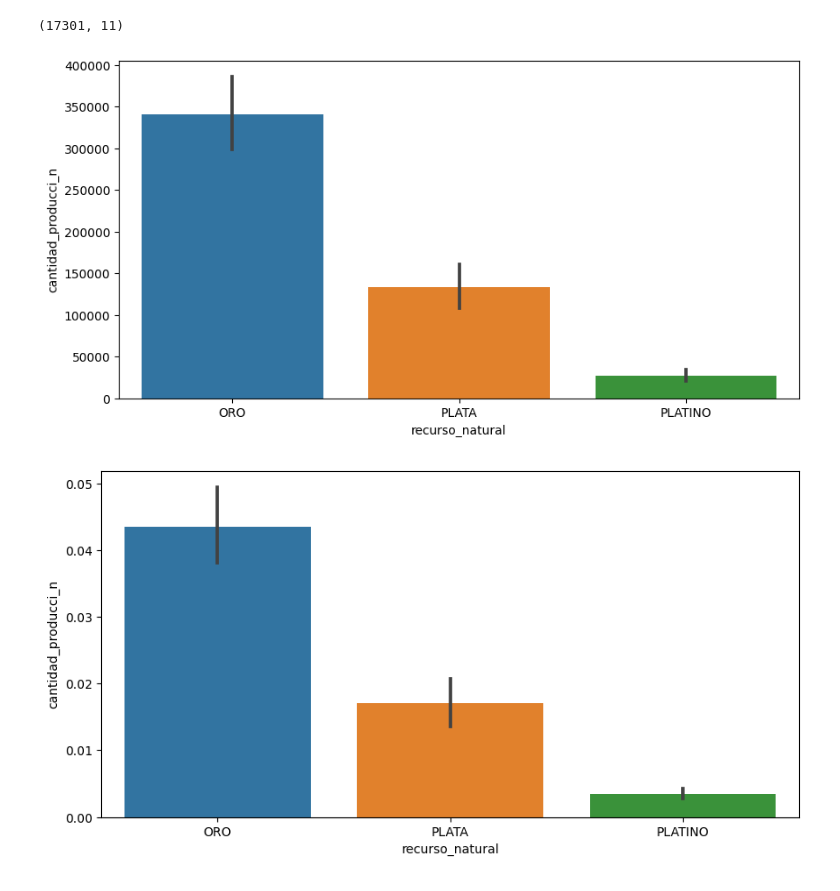
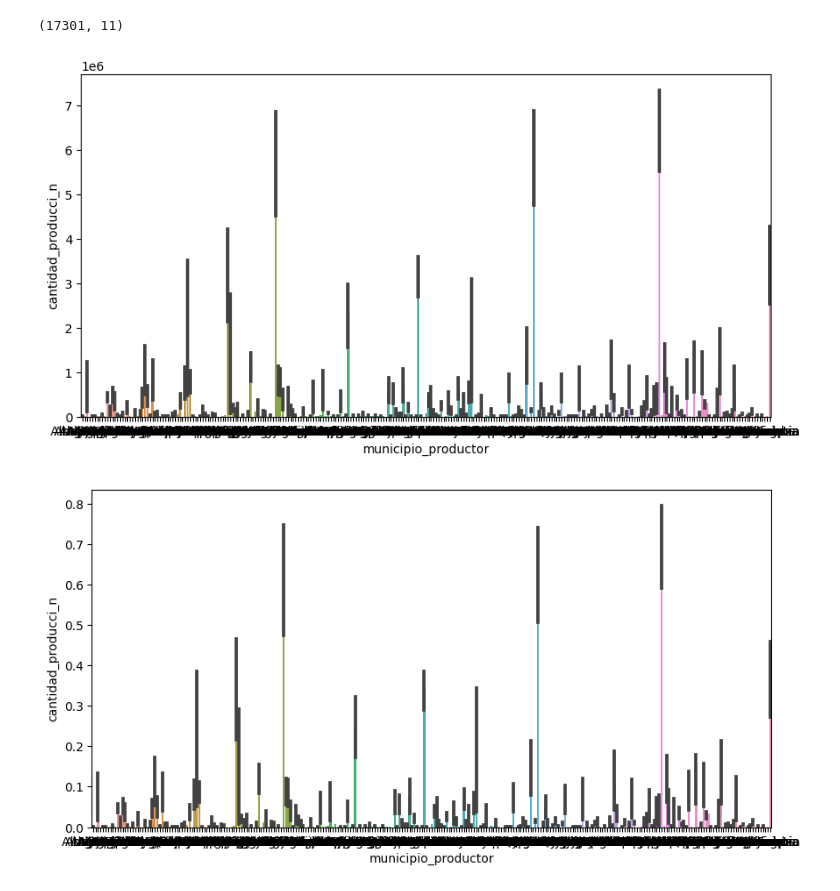
Before and after one commit to Gatos-de-negocios-BI/Proyecto2, a Jupyter notebook: entendimiento-mineriaInfo.ipynb, the cells around one changed output. Drawn from its saved outputs; the diff is of its cells as text; code cells hidden in the pictures.

```diff
--- a/entendimiento-mineriaInfo.ipynb
+++ b/entendimiento-mineriaInfo.ipynb
@@ -121,18 +121,18 @@ df.shape
 # %% [output]
 (17301, 11)
 # %%
-df= df[['municipio_productor', 'a_o_produccion', 'valor_contraprestacion', 'cantidad_producci_n', 'recurso_natural', 'unidad_medida', 'codigo_dane']].groupby(['municipio_productor', 'a_o_produccion', 'recurso_natural', 'unidad_medida', 'codigo_dane']).sum().reset_index()
+df= df[['municipio_productor', 'a_o_produccion', 'valor_contraprestacion', 'cantidad_producci_n', 'unidad_medida', 'codigo_dane']].groupby(['municipio_productor', 'a_o_produccion', 'unidad_medida', 'codigo_dane']).sum().reset_index()
 # %%
 df['mineria_key'] = range(1, len(df) + 1)
 # %%
 import matplotlib.pyplot as plt
 import seaborn as sns
 
 plt.figure(figsize=(10,5))
-sns.barplot(x='recurso_natural', y='cantidad_producci_n', data=df)
+sns.barplot(x='municipio_productor', y='cantidad_producci_n', data=df)
 plt.show()
 # %% [output]
-[figure, old version]
+[figure, new version]
 # %%
 from sklearn.preprocessing import MinMaxScaler
 import numpy as np
@@ -145,9 +145,9 @@ import matplotlib.pyplot as plt
 import seaborn as sns
 
 plt.figure(figsize=(10,5))
-sns.barplot(x='recurso_natural', y='cantidad_producci_n', data=df)
+sns.barplot(x='municipio_productor', y='cantidad_producci_n', data=df)
 plt.show()
 # %% [output]
-[figure, old version]
+[figure, new version]
 # %%
 df.to_csv('Datos/mineriaInfo_limpio.csv', index=False, decimal='.', sep=';')
```
